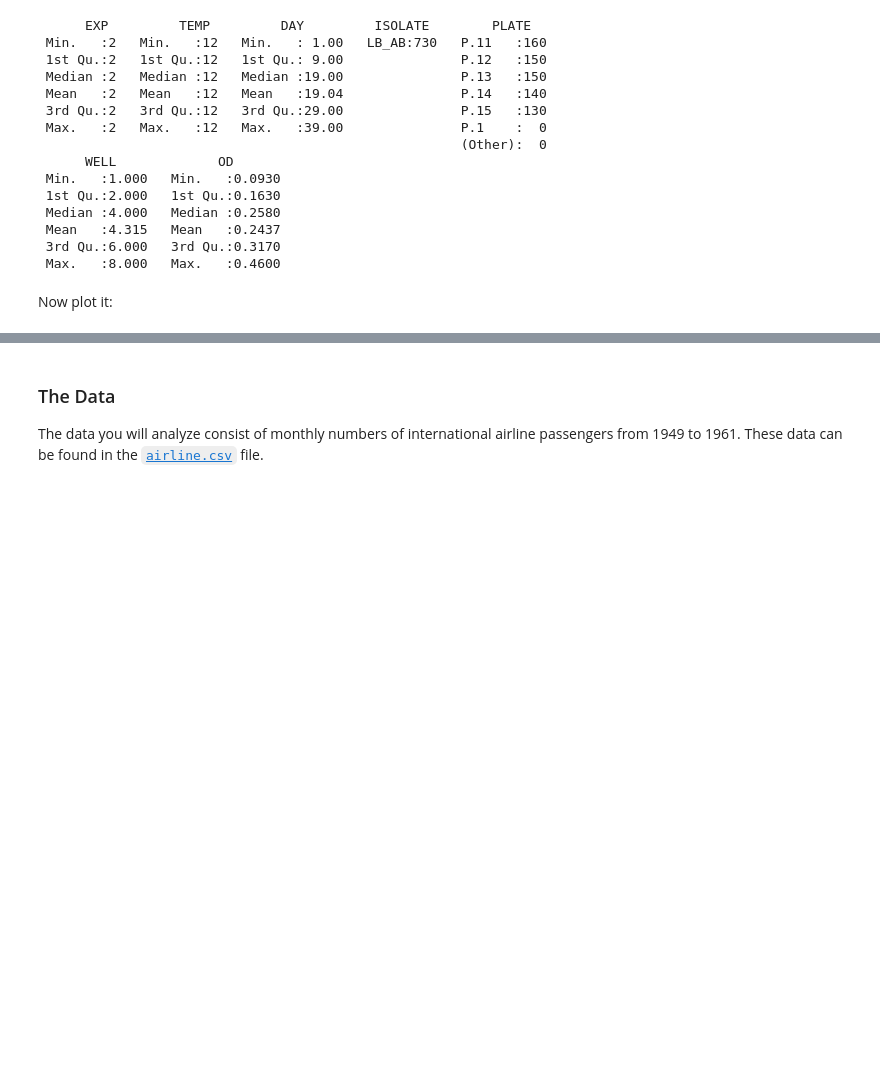
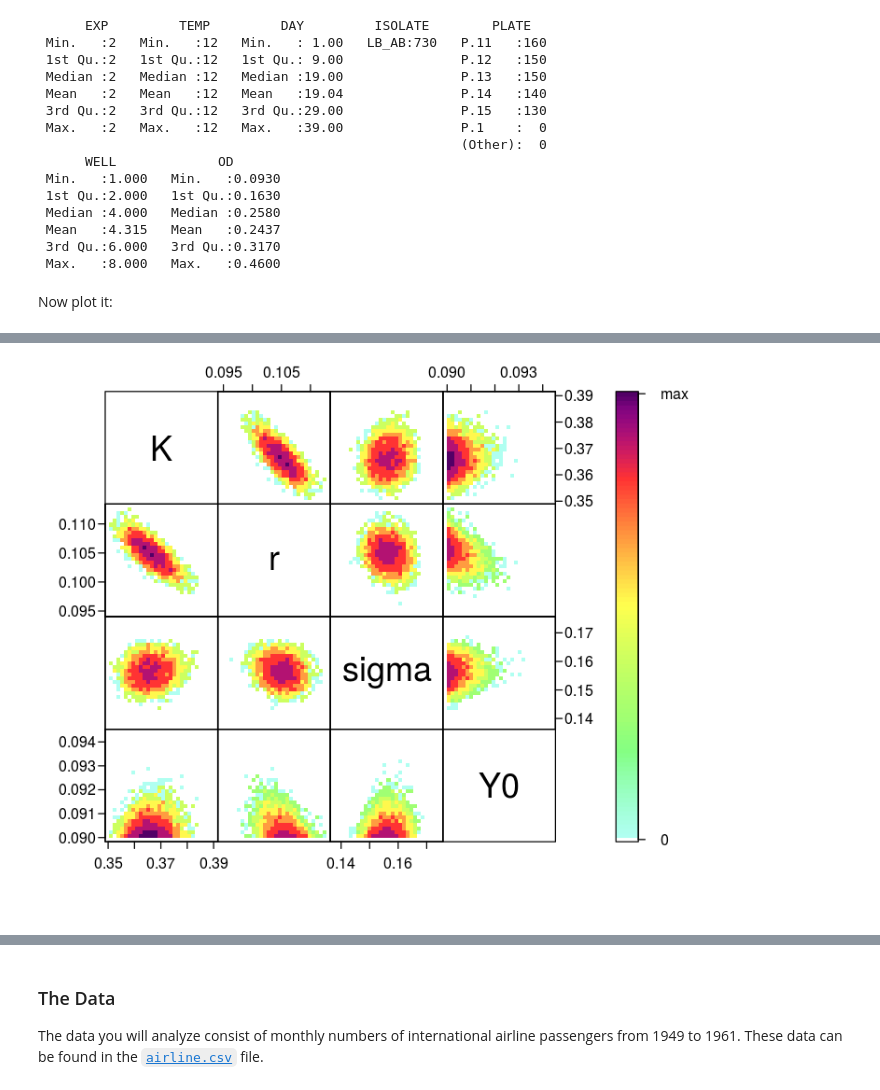
Before and after one commit to vectorbite/VBiTraining2, a Jupyter notebook: notebooks/Abundances.ipynb, the cells around one changed output, grey strips where cells are left out. Cells and saved outputs as stored; diff of their text form; code cells hidden in the pictures; blank space fills up the shorter version.

```diff
--- a/notebooks/Abundances.ipynb
+++ b/notebooks/Abundances.ipynb
@@ -414,0 +403,5 @@ ipairs(s1[,2:5], ztransf = function(x){x[x<1] <- 1; log2(x)})
+# %%
+s1<-as.data.frame(OD.12C.mcmc[[1]])
+ipairs(s1[,2:5], ztransf = function(x){x[x<1] <- 1; log2(x)})
+# %% [output]
+[figure, added]
```
Also changed, not shown: parts of 38 cells of this notebook, 3 other files.
